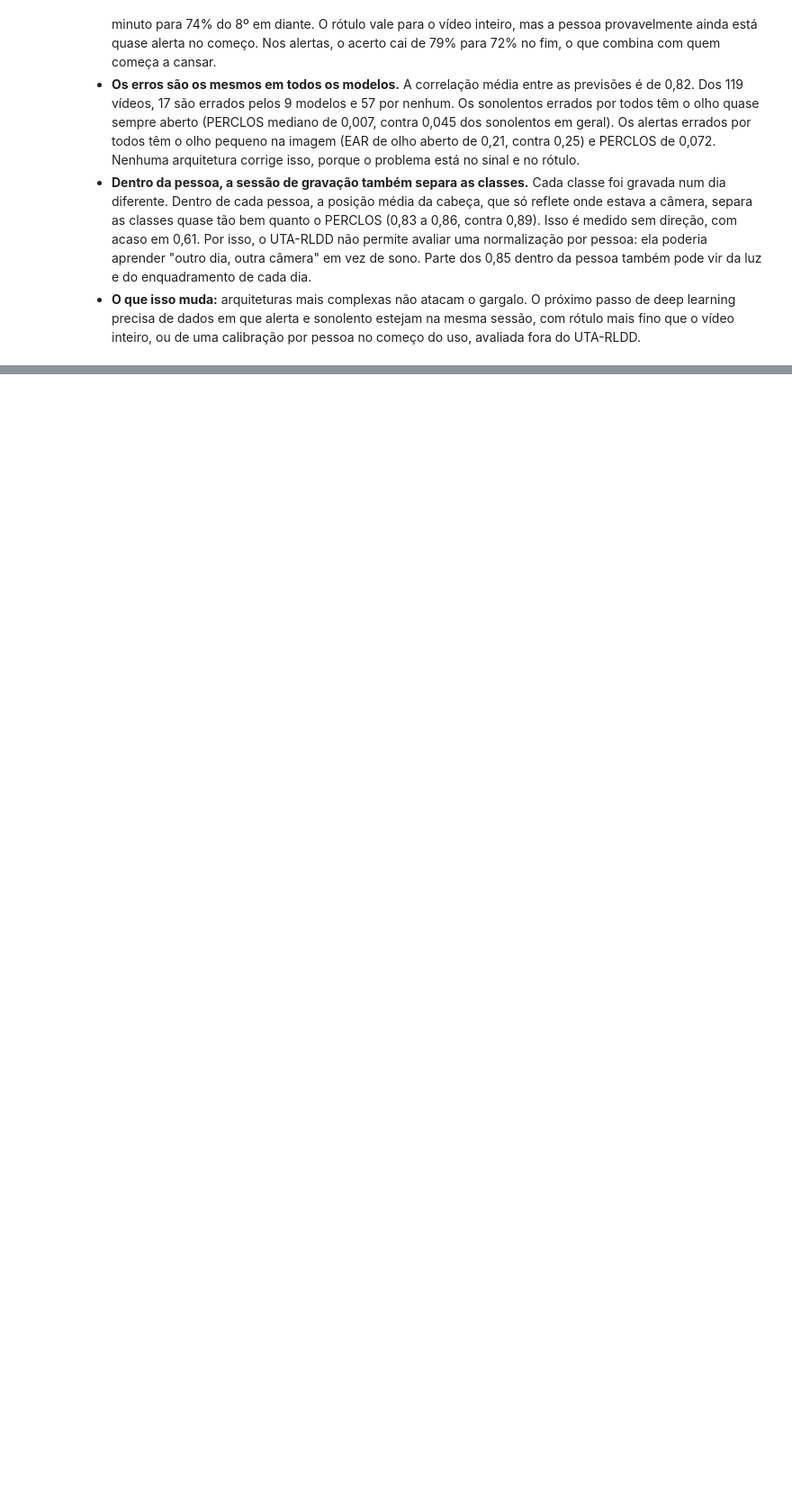
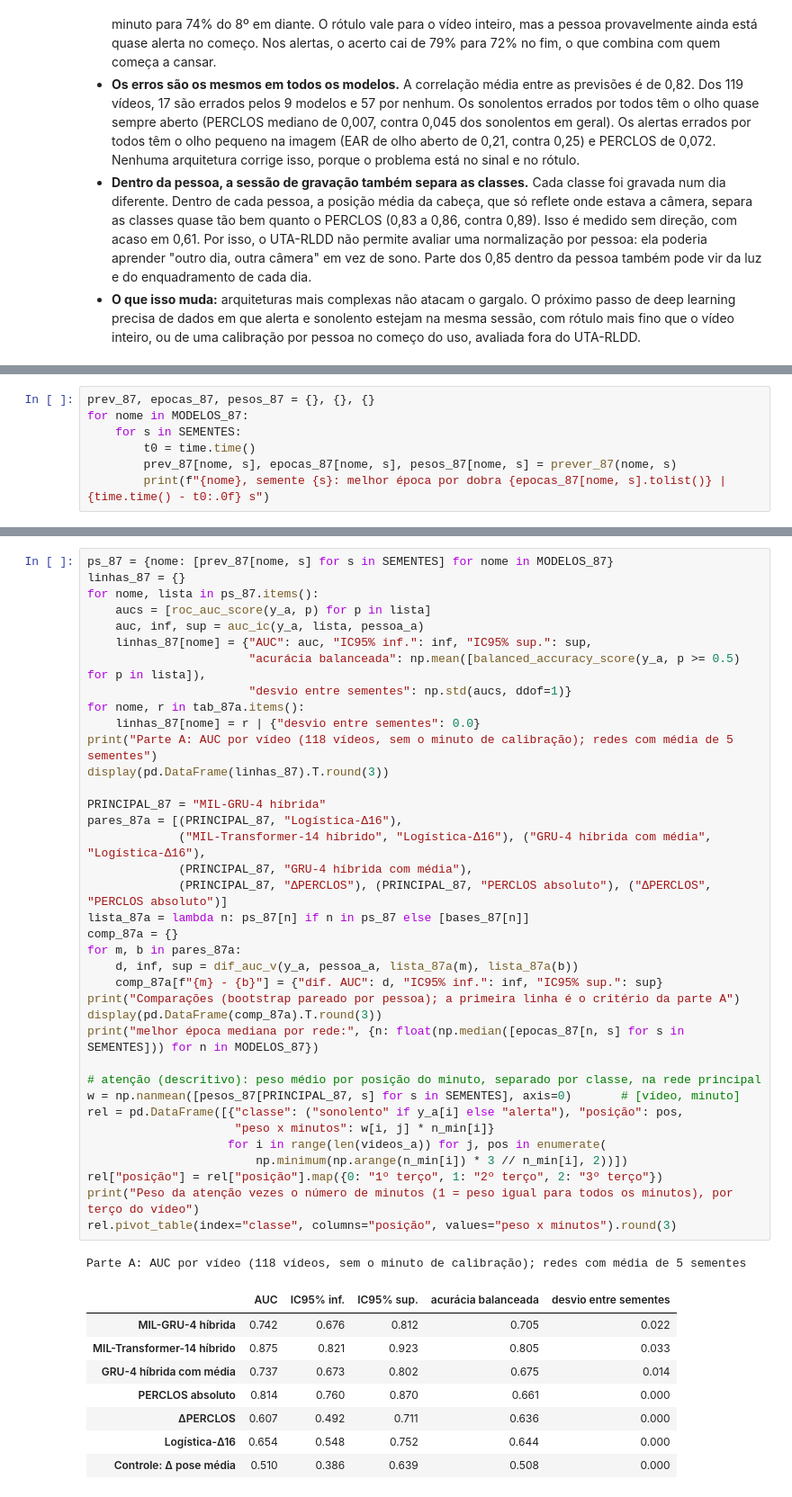
Before and after one commit to rcapozzielli/entrega_final_InsperAI_Wakely, a Jupyter notebook: wakely.ipynb, the cells around one changed output, grey strips where cells are left out. Shown at 90% size. Drawn from its saved outputs; the diff is of its cells as text; blank space fills up the shorter version.

```diff
--- a/wakely.ipynb
+++ b/wakely.ipynb
@@ -3256,0 +3617,7 @@ separação sem direção: max(AUC, 1 - AUC) em cada pessoa
+# %%
+prev_87, epocas_87, pesos_87 = {}, {}, {}
+for nome in MODELOS_87:
+    for s in SEMENTES:
+        t0 = time.time()
+        prev_87[nome, s], epocas_87[nome, s], pesos_87[nome, s] = prever_87(nome, s)
+        print(f"{nome}, semente {s}: melhor época por dobra {epocas_87[nome, s].tolist()} | {time.time() - t0:.0f} s")
@@ -3256,0 +3640,47 @@ separação sem direção: max(AUC, 1 - AUC) em cada pessoa
+# %%
+ps_87 = {nome: [prev_87[nome, s] for s in SEMENTES] for nome in MODELOS_87}
+linhas_87 = {}
+for nome, lista in ps_87.items():
+    aucs = [roc_auc_score(y_a, p) for p in lista]
+    auc, inf, sup = auc_ic(y_a, lista, pessoa_a)
+    linhas_87[nome] = {"AUC": auc, "IC95% inf.": inf, "IC95% sup.": sup,
+                       "acurácia balanceada": np.mean([balanced_accuracy_score(y_a, p >= 0.5) for p in lista]),
+                       "desvio entre sementes": np.std(aucs, ddof=1)}
+for nome, r in tab_87a.items():
+    linhas_87[nome] = r | {"desvio entre sementes": 0.0}
+print("Parte A: AUC por vídeo (118 vídeos, sem o minuto de calibração); redes com média de 5 sementes")
+display(pd.DataFrame(linhas_87).T.round(3))
+
+PRINCIPAL_87 = "MIL-GRU-4 híbrida"
+pares_87a = [(PRINCIPAL_87, "Logística-Δ16"),
+             ("MIL-Transformer-14 híbrido", "Logística-Δ16"), ("GRU-4 híbrida com média", "Logística-Δ16"),
+             (PRINCIPAL_87, "GRU-4 híbrida com média"),
+             (PRINCIPAL_87, "ΔPERCLOS"), (PRINCIPAL_87, "PERCLOS absoluto"), ("ΔPERCLOS", "PERCLOS absoluto")]
+lista_87a = lambda n: ps_87[n] if n in ps_87 else [bases_87[n]]
+comp_87a = {}
+for m, b in pares_87a:
+    d, inf, sup = dif_auc_v(y_a, pessoa_a, lista_87a(m), lista_87a(b))
+    comp_87a[f"{m} - {b}"] = {"dif. AUC": d, "IC95% inf.": inf, "IC95% sup.": sup}
+print("Comparações (bootstrap pareado por pessoa); a primeira linha é o critério da parte A")
+display(pd.DataFrame(comp_87a).T.round(3))
+print("melhor época mediana por rede:", {n: float(np.median([epocas_87[n, s] for s in SEMENTES])) for n in MODELOS_87})
+
+# atenção (descritivo): peso médio por posição do minuto, separado por classe, na rede principal
+w = np.nanmean([pesos_87[PRINCIPAL_87, s] for s in SEMENTES], axis=0)       # [vídeo, minuto]
+rel = pd.DataFrame([{"classe": ("sonolento" if y_a[i] else "alerta"), "posição": pos,
+                     "peso x minutos": w[i, j] * n_min[i]}
+                    for i in range(len(videos_a)) for j, pos in enumerate(
+                        np.minimum(np.arange(n_min[i]) * 3 // n_min[i], 2))])
+rel["posição"] = rel["posição"].map({0: "1º terço", 1: "2º terço", 2: "3º terço"})
+print("Peso da atenção vezes o número de minutos (1 = peso igual para todos os minutos), por terço do vídeo")
+rel.pivot_table(index="classe", columns="posição", values="peso x minutos").round(3)
+# %% [output]
+Parte A: AUC por vídeo (118 vídeos, sem o minuto de calibração); redes com média de 5 sementes
+|  | AUC | IC95% inf. | IC95% sup. | acurácia balanceada | desvio entre sementes |
+| MIL-GRU-4 híbrida | 0.742 | 0.676 | 0.812 | 0.705 | 0.022 |
+| MIL-Transformer-14 híbrido | 0.875 | 0.821 | 0.923 | 0.805 | 0.033 |
+| GRU-4 híbrida com média | 0.737 | 0.673 | 0.802 | 0.675 | 0.014 |
+| PERCLOS absoluto | 0.814 | 0.760 | 0.870 | 0.661 | 0.000 |
+| ΔPERCLOS | 0.607 | 0.492 | 0.711 | 0.636 | 0.000 |
+| Logística-Δ16 | 0.654 | 0.548 | 0.752 | 0.644 | 0.000 |
+| Controle: Δ pose média | 0.510 | 0.386 | 0.639 | 0.508 | 0.000 |
```
Also changed, not shown: parts of 14 cells of this notebook, 2 other files.
